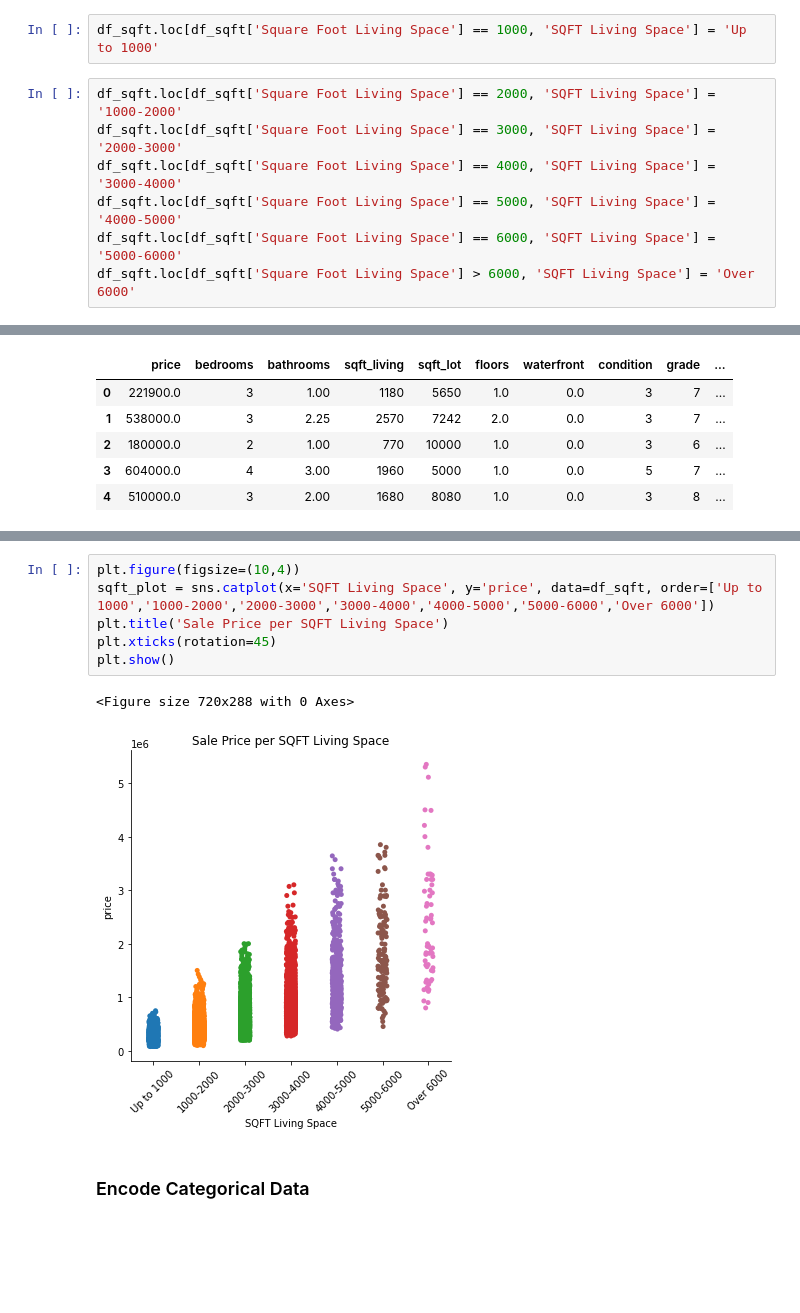
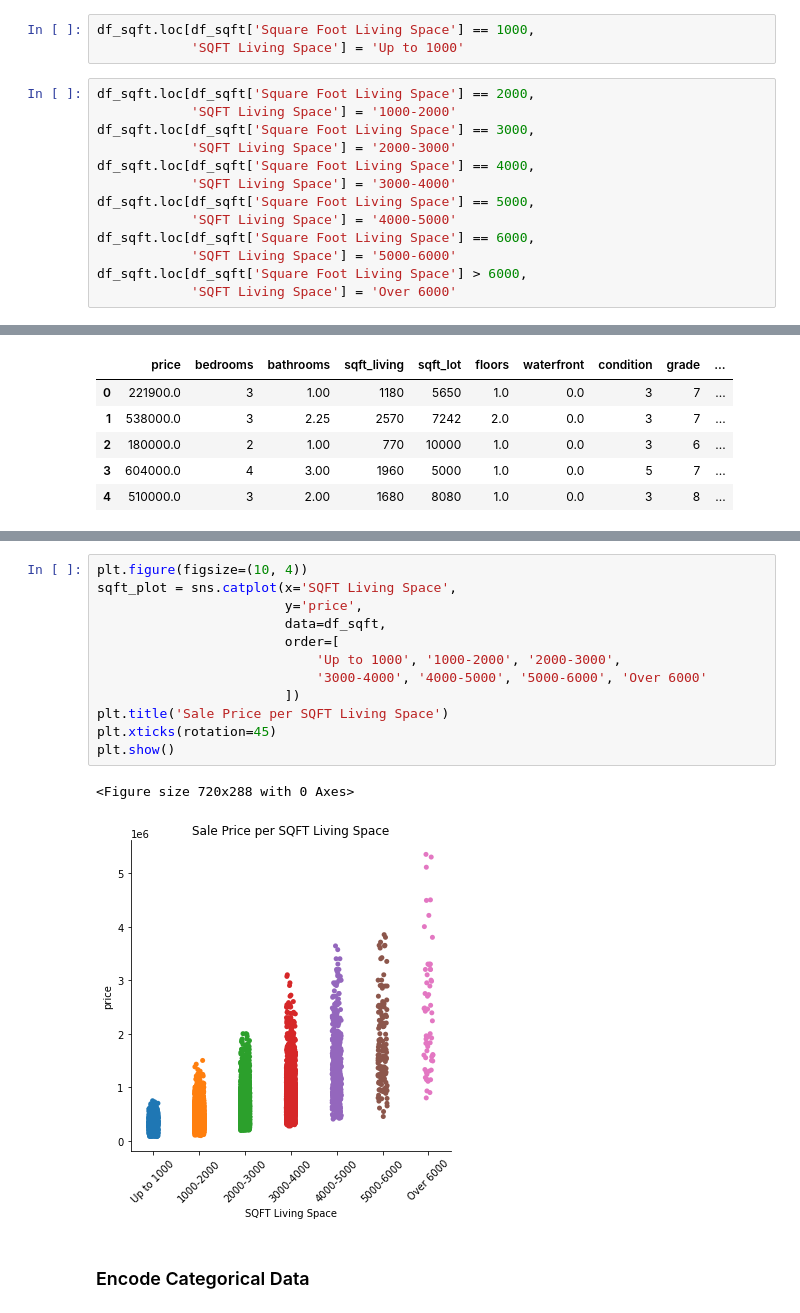
Before and after one commit to danielhlee4/HousingSalePricePrediction, a Jupyter notebook: HousingAnalysis.ipynb, the cells around one changed output, grey strips where cells are left out. Saved outputs shown, nothing was run; the diff lists cells and outputs as text; blank space fills up the shorter version.

```diff
--- a/HousingAnalysis.ipynb
+++ b/HousingAnalysis.ipynb
@@ -572,14 +618,21 @@ sns.barplot(x='Square Foot Living Space', y='price', data=df_sqft)
 <AxesSubplot:xlabel='Square Foot Living Space', ylabel='price'>
 [figure]
 # %%
-df_sqft.loc[df_sqft['Square Foot Living Space'] == 1000, 'SQFT Living Space'] = 'Up to 1000'
+df_sqft.loc[df_sqft['Square Foot Living Space'] == 1000,
+            'SQFT Living Space'] = 'Up to 1000'
 # %%
-df_sqft.loc[df_sqft['Square Foot Living Space'] == 2000, 'SQFT Living Space'] = '1000-2000'
-df_sqft.loc[df_sqft['Square Foot Living Space'] == 3000, 'SQFT Living Space'] = '2000-3000'
-df_sqft.loc[df_sqft['Square Foot Living Space'] == 4000, 'SQFT Living Space'] = '3000-4000'
-df_sqft.loc[df_sqft['Square Foot Living Space'] == 5000, 'SQFT Living Space'] = '4000-5000'
-df_sqft.loc[df_sqft['Square Foot Living Space'] == 6000, 'SQFT Living Space'] = '5000-6000'
-df_sqft.loc[df_sqft['Square Foot Living Space'] > 6000, 'SQFT Living Space'] = 'Over 6000'
+df_sqft.loc[df_sqft['Square Foot Living Space'] == 2000,
+            'SQFT Living Space'] = '1000-2000'
+df_sqft.loc[df_sqft['Square Foot Living Space'] == 3000,
+            'SQFT Living Space'] = '2000-3000'
+df_sqft.loc[df_sqft['Square Foot Living Space'] == 4000,
+            'SQFT Living Space'] = '3000-4000'
+df_sqft.loc[df_sqft['Square Foot Living Space'] == 5000,
+            'SQFT Living Space'] = '4000-5000'
+df_sqft.loc[df_sqft['Square Foot Living Space'] == 6000,
+            'SQFT Living Space'] = '5000-6000'
+df_sqft.loc[df_sqft['Square Foot Living Space'] > 6000,
+            'SQFT Living Space'] = 'Over 6000'
 # %%
 df_sqft.head()
 # %% [output]
@@ -598,14 +659,20 @@ plt.show()
 # %% [output]
 [figure]
 # %%
-plt.figure(figsize=(10,4))
-sqft_plot = sns.catplot(x='SQFT Living Space', y='price', data=df_sqft, order=['Up to 1000','1000-2000','2000-3000','3000-4000','4000-5000','5000-6000','Over 6000'])
+plt.figure(figsize=(10, 4))
+sqft_plot = sns.catplot(x='SQFT Living Space',
+                        y='price',
+                        data=df_sqft,
+                        order=[
+                            'Up to 1000', '1000-2000', '2000-3000',
+                            '3000-4000', '4000-5000', '5000-6000', 'Over 6000'
+                        ])
 plt.title('Sale Price per SQFT Living Space')
 plt.xticks(rotation=45)
 plt.show()
 # %% [output]
 <Figure size 720x288 with 0 Axes>
-[figure, old version]
+[figure, new version]
 # %% [markdown]
 ### Encode Categorical Data
 # %%
```
Also changed, not shown: parts of 43 cells of this notebook, 6 other files.
